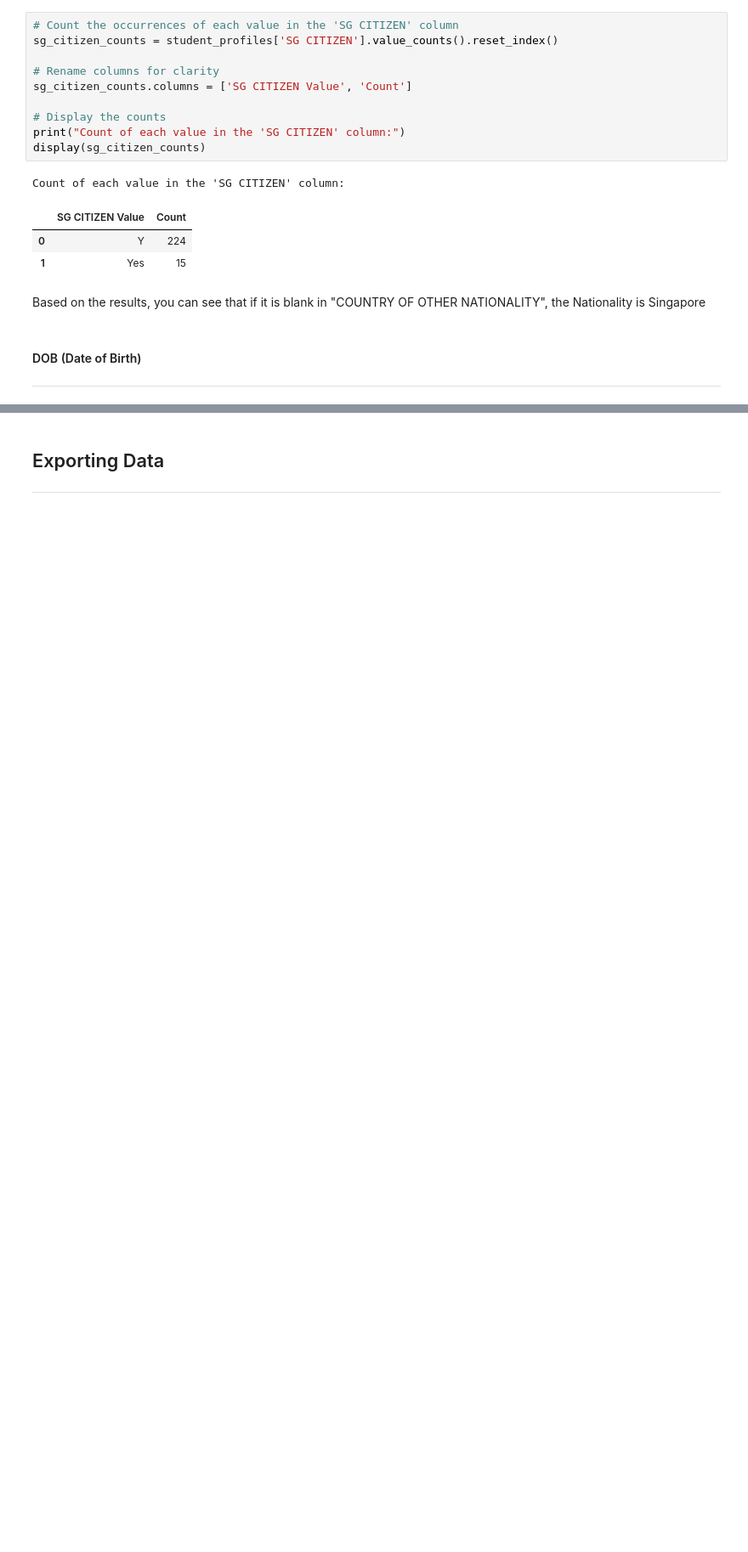
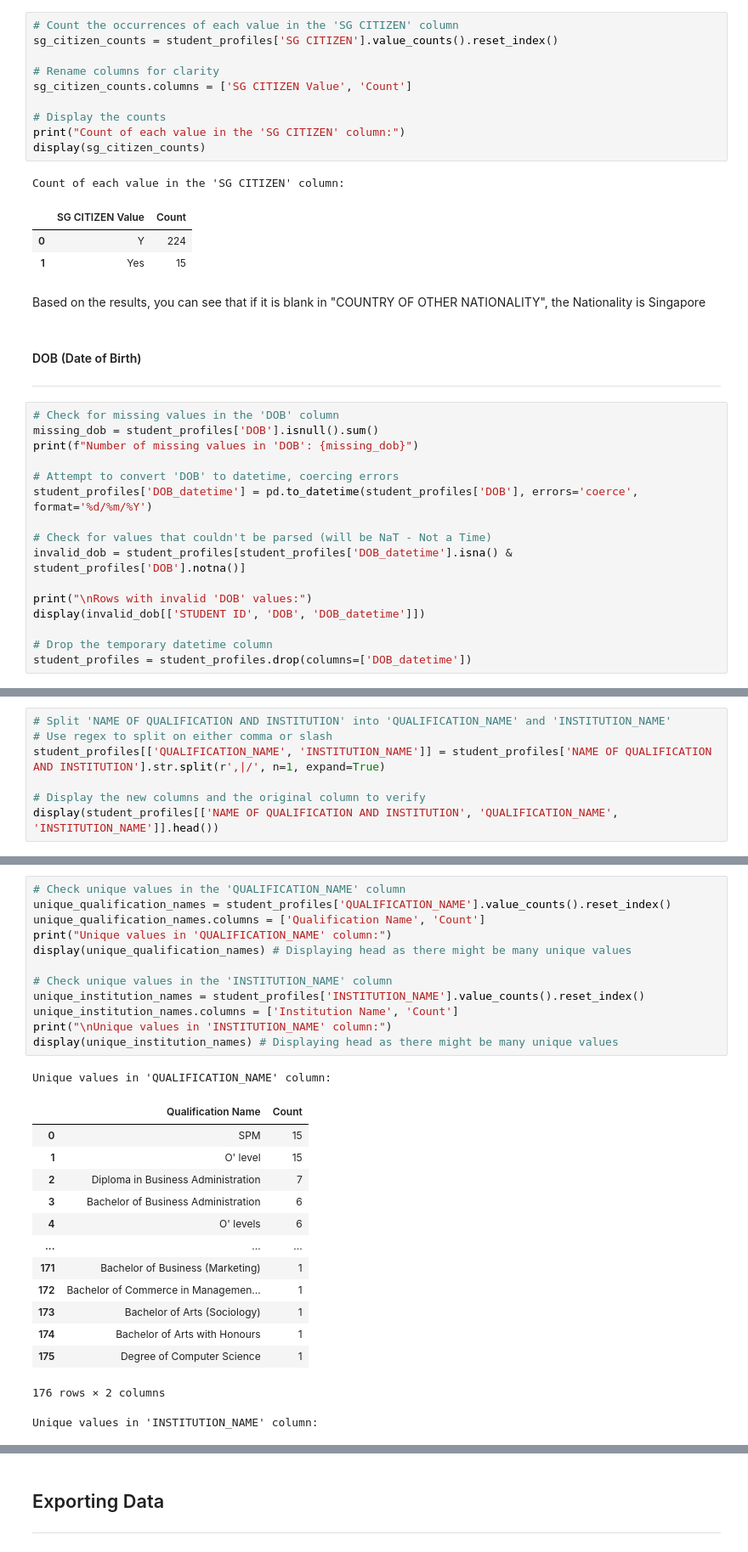
Before and after one commit to swamhtetg90/DAVI-CA2, a Jupyter notebook: data_cleaning.ipynb, the cells around one changed output, grey strips where cells are left out. Shown at 85% size. Cells and saved outputs as stored; diff of their text form; blank space fills up the shorter version.

```diff
--- a/data_cleaning.ipynb
+++ b/data_cleaning.ipynb
@@ -347,3 +363,19 @@ Based on the results, you can see that if it is blank in "COUNTRY OF OTHER NATIO
 # %% [markdown]
 #### DOB (Date of Birth)
 ---
+# %%
+# Check for missing values in the 'DOB' column
+missing_dob = student_profiles['DOB'].isnull().sum()
+print(f"Number of missing values in 'DOB': {missing_dob}")
+
+# Attempt to convert 'DOB' to datetime, coercing errors
+student_profiles['DOB_datetime'] = pd.to_datetime(student_profiles['DOB'], errors='coerce', format='%d/%m/%Y')
+
+# Check for values that couldn't be parsed (will be NaT - Not a Time)
+invalid_dob = student_profiles[student_profiles['DOB_datetime'].isna() & student_profiles['DOB'].notna()]
+
+print("\nRows with invalid 'DOB' values:")
+display(invalid_dob[['STUDENT ID', 'DOB', 'DOB_datetime']])
+
+# Drop the temporary datetime column
+student_profiles = student_profiles.drop(columns=['DOB_datetime'])
@@ -349,0 +427,7 @@ Based on the results, you can see that if it is blank in "COUNTRY OF OTHER NATIO
+# %%
+# Split 'NAME OF QUALIFICATION AND INSTITUTION' into 'QUALIFICATION_NAME' and 'INSTITUTION_NAME'
+# Use regex to split on either comma or slash
+student_profiles[['QUALIFICATION_NAME', 'INSTITUTION_NAME']] = student_profiles['NAME OF QUALIFICATION AND INSTITUTION'].str.split(r',|/', n=1, expand=True)
+
+# Display the new columns and the original column to verify
+display(student_profiles[['NAME OF QUALIFICATION AND INSTITUTION', 'QUALIFICATION_NAME', 'INSTITUTION_NAME']].head())
@@ -349,0 +441,28 @@ Based on the results, you can see that if it is blank in "COUNTRY OF OTHER NATIO
+# %%
+# Check unique values in the 'QUALIFICATION_NAME' column
+unique_qualification_names = student_profiles['QUALIFICATION_NAME'].value_counts().reset_index()
+unique_qualification_names.columns = ['Qualification Name', 'Count']
+print("Unique values in 'QUALIFICATION_NAME' column:")
+display(unique_qualification_names) # Displaying head as there might be many unique values
+
+# Check unique values in the 'INSTITUTION_NAME' column
+unique_institution_names = student_profiles['INSTITUTION_NAME'].value_counts().reset_index()
+unique_institution_names.columns = ['Institution Name', 'Count']
+print("\nUnique values in 'INSTITUTION_NAME' column:")
+display(unique_institution_names) # Displaying head as there might be many unique values
+# %% [output]
+Unique values in 'QUALIFICATION_NAME' column:
+|  | Qualification Name | Count |
+| 0 | SPM | 15 |
+| 1 | O' level | 15 |
+| 2 | Diploma in Business Administration | 7 |
+| 3 | Bachelor of Business Administration | 6 |
+| 4 | O' levels | 6 |
+| ... | ... | ... |
+| 171 | Bachelor of Business (Marketing) | 1 |
+| 172 | Bachelor of Commerce in Managemen... | 1 |
+| 173 | Bachelor of Arts (Sociology) | 1 |
+| 174 | Bachelor of Arts with Honours | 1 |
+| 175 | Degree of Computer Science | 1 |
+176 rows × 2 columns
+Unique values in 'INSTITUTION_NAME' column:
```
Also changed, not shown: parts of 16 cells of this notebook.
